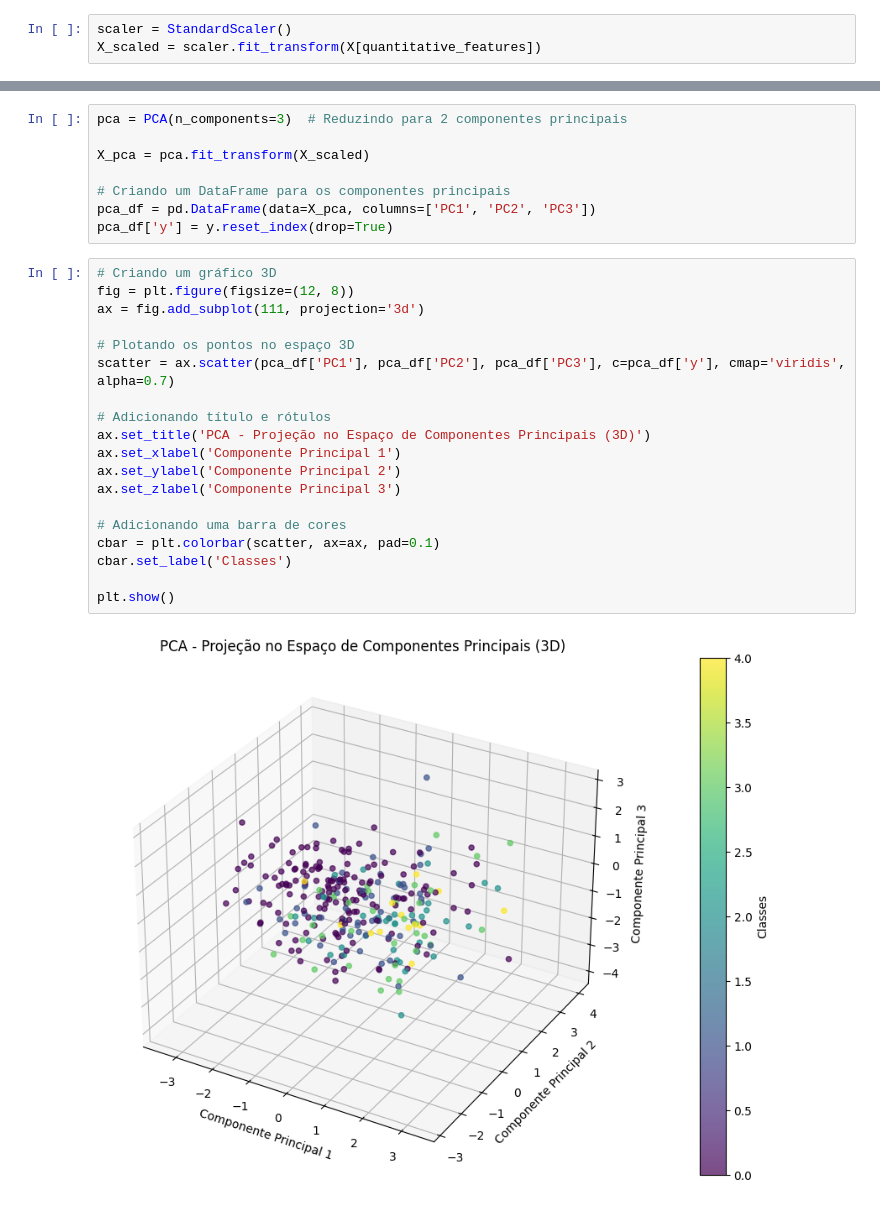
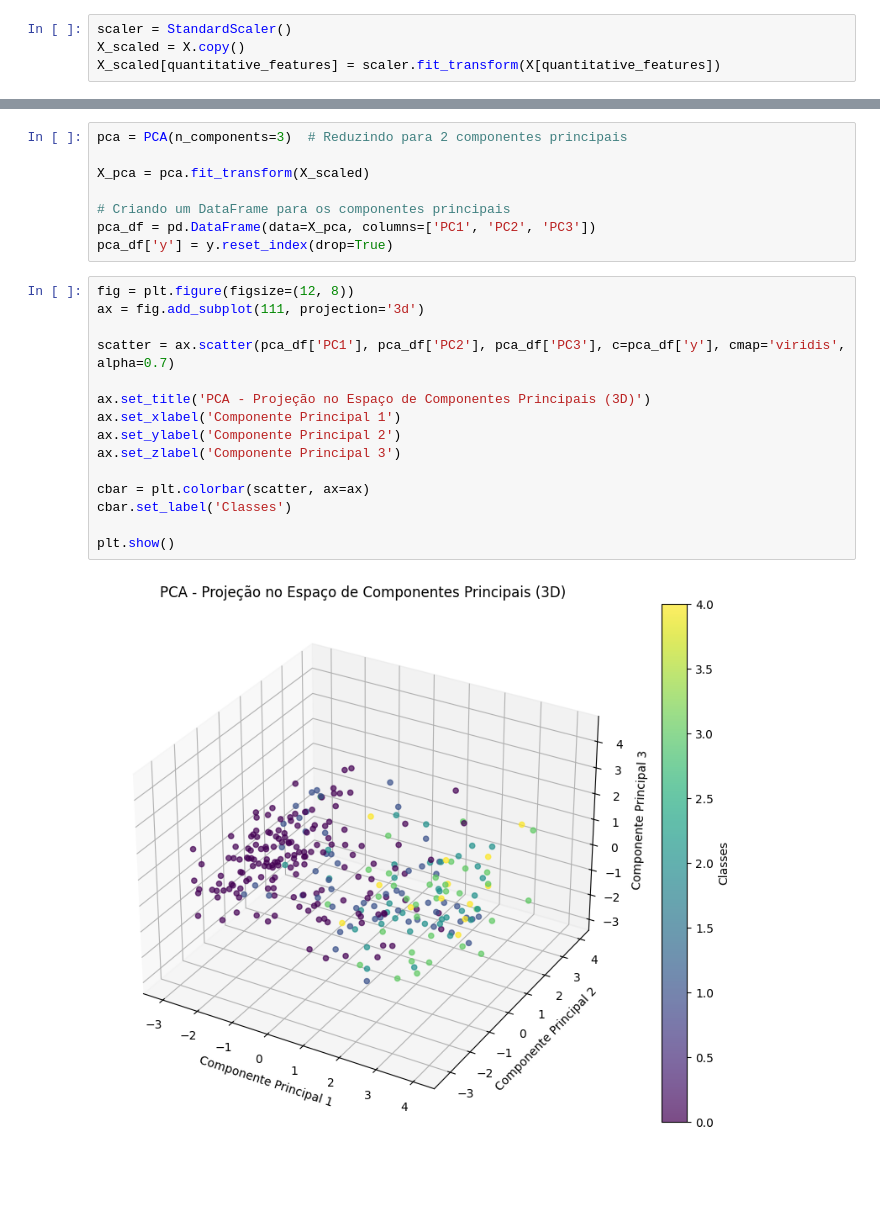
Before and after one commit to IvonLuiz/intro_aprendizado_de_maquina, a Jupyter notebook: heart_disease.ipynb, the cells around one changed output, grey strips where cells are left out. Drawn from its saved outputs; the diff is of its cells as text; blank space fills up the shorter version.

```diff
--- a/heart_disease.ipynb
+++ b/heart_disease.ipynb
@@ -717,3 +656,4 @@ Antes de aplicar PCA, é importante escalar os dados, especialmente se os atribu
 # %%
 scaler = StandardScaler()
-X_scaled = scaler.fit_transform(X[quantitative_features])
+X_scaled = X.copy()
+X_scaled[quantitative_features] = scaler.fit_transform(X[quantitative_features])
@@ -731,23 +680,19 @@ X_pca = pca.fit_transform(X_scaled)
 pca_df = pd.DataFrame(data=X_pca, columns=['PC1', 'PC2', 'PC3'])
 pca_df['y'] = y.reset_index(drop=True)
 # %%
-# Criando um gráfico 3D
 fig = plt.figure(figsize=(12, 8))
 ax = fig.add_subplot(111, projection='3d')
 
-# Plotando os pontos no espaço 3D
 scatter = ax.scatter(pca_df['PC1'], pca_df['PC2'], pca_df['PC3'], c=pca_df['y'], cmap='viridis', alpha=0.7)
 
-# Adicionando título e rótulos
 ax.set_title('PCA - Projeção no Espaço de Componentes Principais (3D)')
 ax.set_xlabel('Componente Principal 1')
 ax.set_ylabel('Componente Principal 2')
 ax.set_zlabel('Componente Principal 3')
 
-# Adicionando uma barra de cores
-cbar = plt.colorbar(scatter, ax=ax, pad=0.1)
+cbar = plt.colorbar(scatter, ax=ax)
 cbar.set_label('Classes')
 
 plt.show()
 # %% [output]
-[figure, old version]
+[figure, new version]
```
Also changed, not shown: parts of 51 cells of this notebook.
